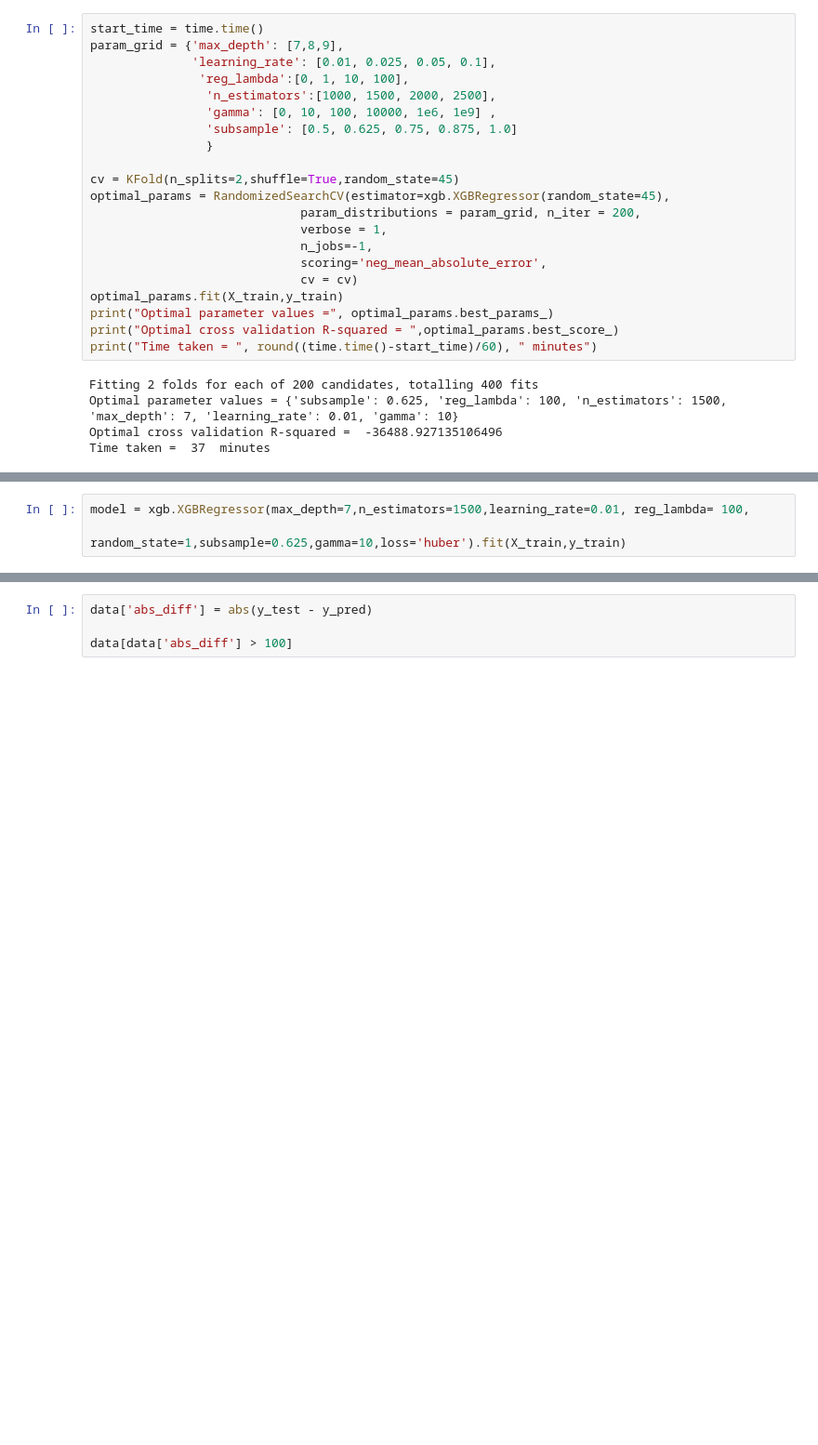
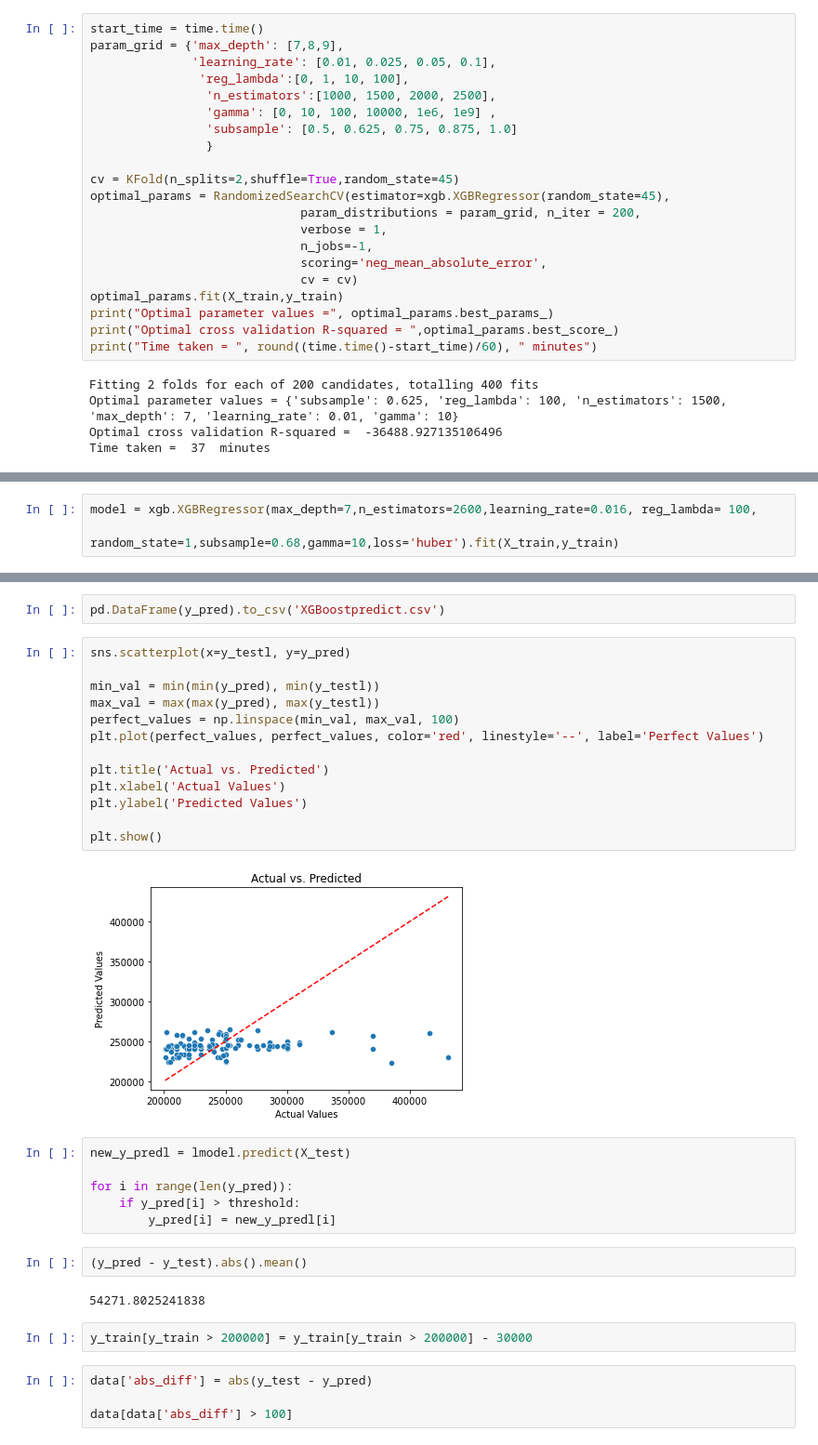
Before and after one commit to catherine-tawadros/cancer-prediction, a Jupyter notebook: XGBboosting.ipynb, the cells around one changed output, grey strips where cells are left out. Shown at 93% size. Drawn from its saved outputs; the diff is of its cells as text; blank space fills up the shorter version.

```diff
--- a/XGBboosting.ipynb
+++ b/XGBboosting.ipynb
@@ -404,4 +413,4 @@ Time taken =  37  minutes
 # %%
-model = xgb.XGBRegressor(max_depth=7,n_estimators=1500,learning_rate=0.01, reg_lambda= 100,
-                         random_state=1,subsample=0.625,gamma=10,loss='huber').fit(X_train,y_train)
+model = xgb.XGBRegressor(max_depth=7,n_estimators=2600,learning_rate=0.016, reg_lambda= 100,
+                         random_state=1,subsample=0.68,gamma=10,loss='huber').fit(X_train,y_train)
 # %% [output]
@@ -416,3 +426,32 @@ y_pred = model.predict(X_test)
+# %%
+pd.DataFrame(y_pred).to_csv('XGBoostpredict.csv')
+# %%
+sns.scatterplot(x=y_testl, y=y_pred)
+
+min_val = min(min(y_pred), min(y_testl))
+max_val = max(max(y_pred), max(y_testl))
+perfect_values = np.linspace(min_val, max_val, 100)
+plt.plot(perfect_values, perfect_values, color='red', linestyle='--', label='Perfect Values')
+
+plt.title('Actual vs. Predicted')
+plt.xlabel('Actual Values')
+plt.ylabel('Predicted Values')
+
+plt.show()
+# %% [output]
+[figure, added]
+# %%
+new_y_predl = lmodel.predict(X_test)
+
+for i in range(len(y_pred)):
+    if y_pred[i] > threshold:
+        y_pred[i] = new_y_predl[i]
+# %%
+(y_pred - y_test).abs().mean()
+# %% [output]
+54271.8025241838
+# %%
+y_train[y_train > 200000] = y_train[y_train > 200000] - 30000
 # %%
 data['abs_diff'] = abs(y_test - y_pred)
 
```
Also changed, not shown: parts of 7 cells of this notebook, 5 other files.
